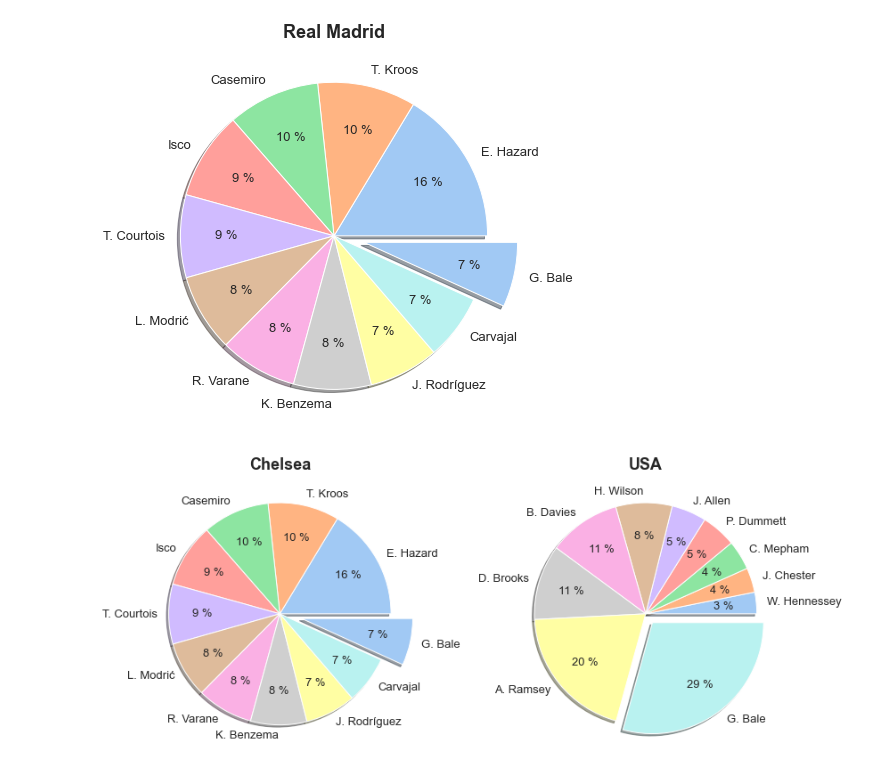
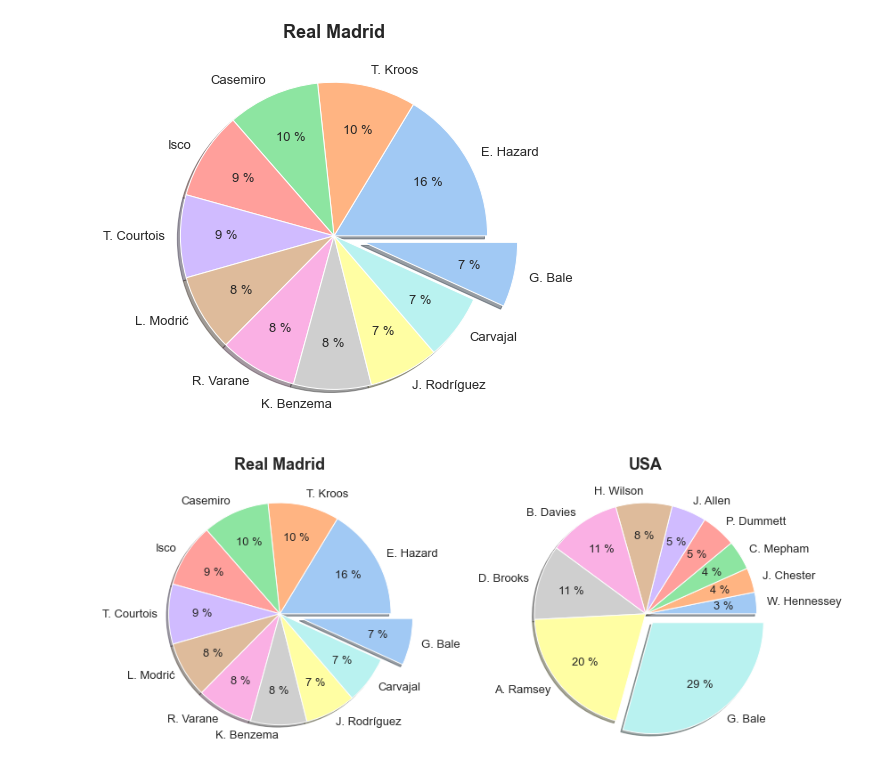
Before and after one commit to niciac/MachineLearning, a Jupyter notebook: Beautiful_Visualisations_plt_sns.ipynb, the cells around one changed output. Cells and saved outputs as stored; diff of their text form; code cells hidden in the pictures.

```diff
--- a/Beautiful_Visualisations_plt_sns.ipynb
+++ b/Beautiful_Visualisations_plt_sns.ipynb
@@ -82,7 +82,7 @@ Starting to play with actual data
 Importing the path library to point to the dataset file
 # %%
 from pathlib import Path as path
-dataset_file = path('/Users/nicolas/Documents/VSCode/NeuralNetworks/Datasets/players_20.csv')
+dataset_file = path('/Users/nicolas/Documents/VSCode/MachineLearning/Datasets/players_20.csv')
 # %%
 df_fifa21 = pd.read_csv(dataset_file)
 
@@ -172,23 +172,23 @@ plt.show()
 # %%
 #subplots
 fig, ax = plt.subplots(1,2, figsize=(12, 5), tight_layout=True)
 
 # Preprocessing
 piechart2 = df_fifa21[df_fifa21['nationality']=='Wales']
 piechart2 = piechart2[:10].sort_values('value_eur')[['short_name', 'value_eur']]
 
 colors = sns.color_palette('pastel')
 
 explode_list = [0, 0, 0, 0, 0, 0, 0, 0, 0, 0, 0.2]
 ax[0].pie(piechart['value_eur'], labels=piechart['short_name'], autopct='%.0f %%', explode=explode_list, pctdistance=.7,
           colors=colors, shadow=True)
-ax[0].set_title('Chelsea', weight='bold')
+ax[0].set_title('Real Madrid', weight='bold')
 
 explode_list = [0, 0, 0, 0, 0, 0, 0, 0, 0, 0.1]
 ax[1].pie(piechart2['value_eur'], labels=piechart2['short_name'], autopct='%.0f %%', explode=explode_list, pctdistance=.7,
           colors=colors, shadow=True)
 ax[1].set_title('USA', weight='bold')
 
 plt.show()
 # %% [output]
-[figure, old version]
+[figure, new version]
```
